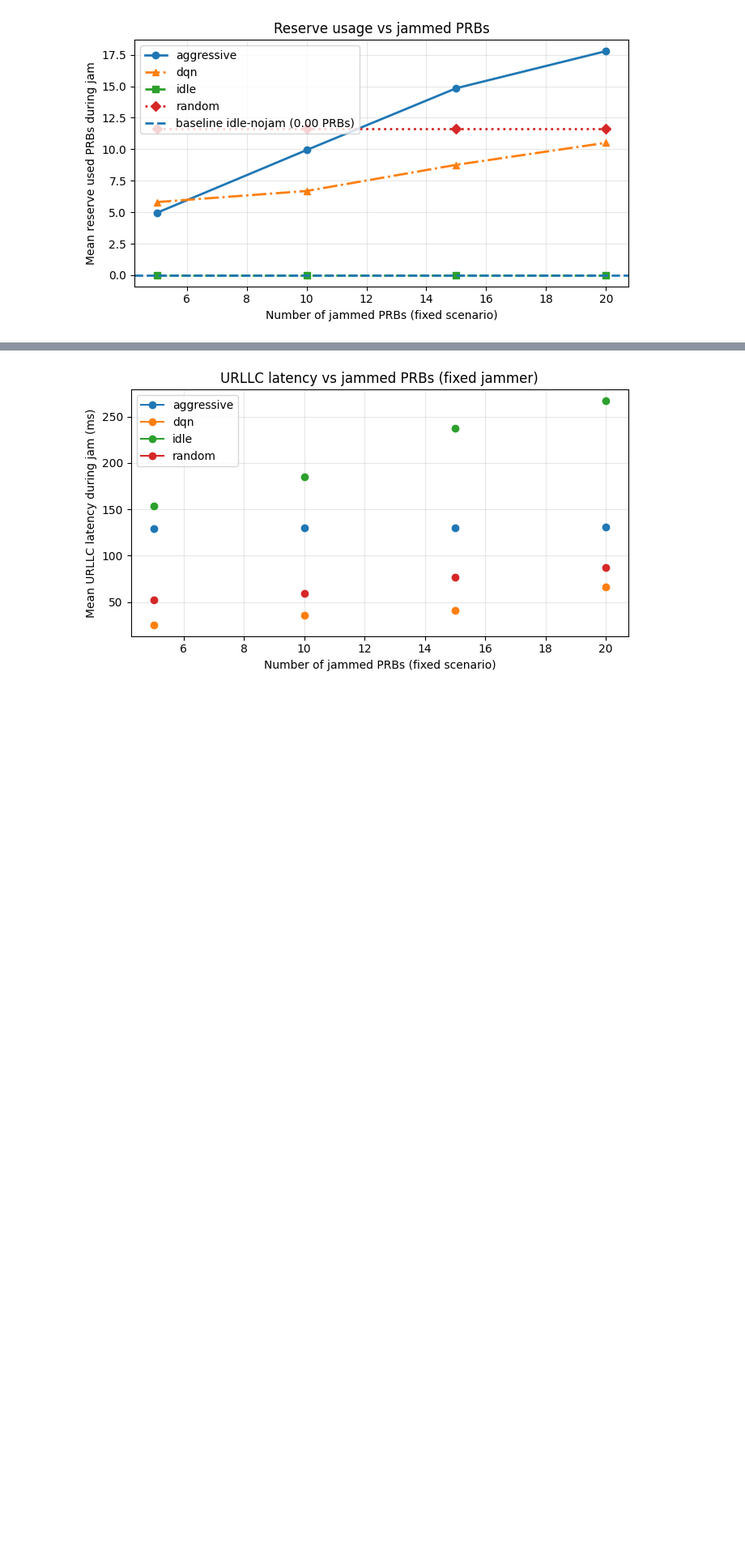
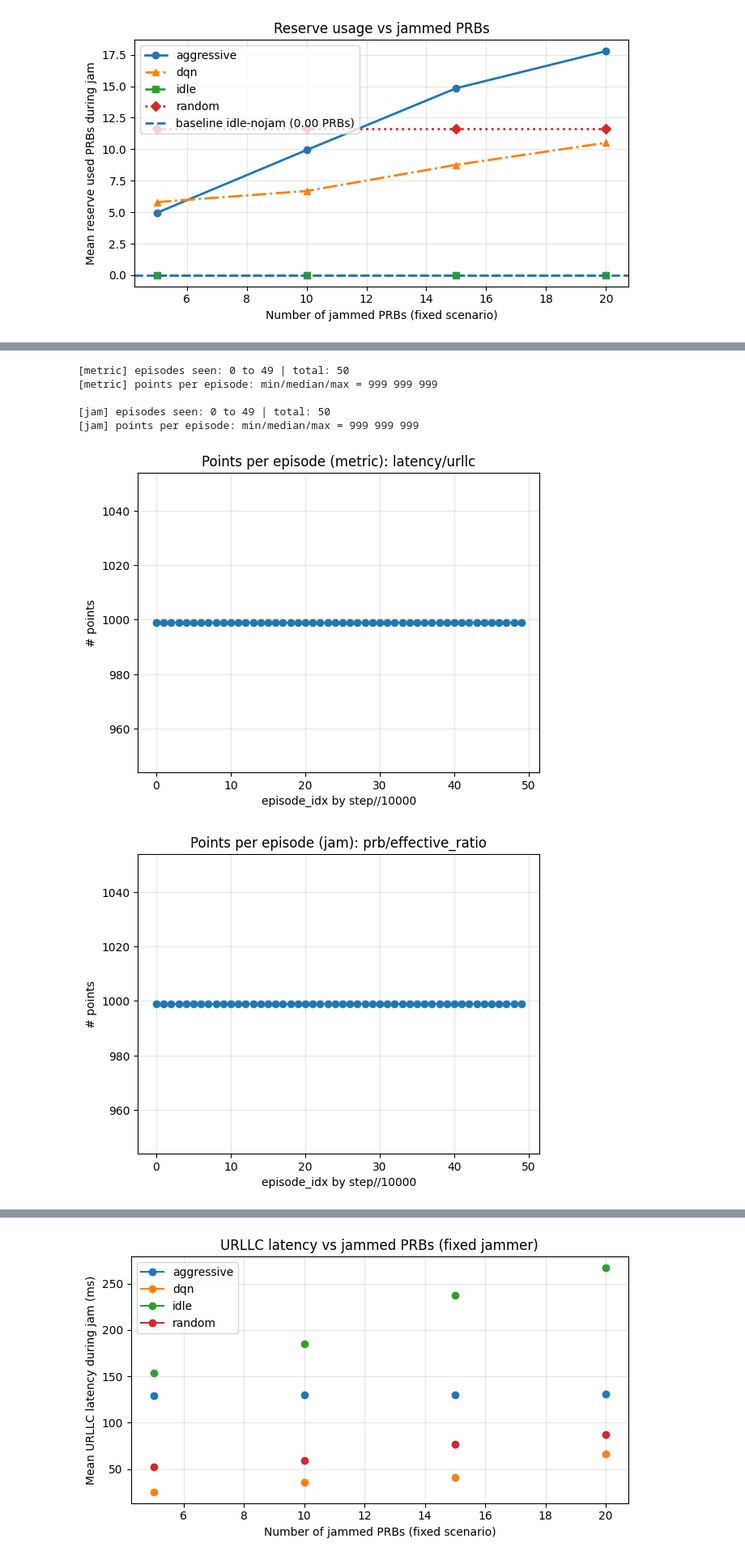
Before and after one commit to ElaheDlv/Resilient_PRB_allocation, a Jupyter notebook: backend/notebooks/Resilient_validation/validation_22jan.ipynb, the cells around one changed output, grey strips where cells are left out. Shown at 81% size. Drawn from its saved outputs; the diff is of its cells as text; code cells hidden in the pictures; blank space fills up the shorter version.

```diff
--- a/backend/notebooks/Resilient_validation/validation_22jan.ipynb
+++ b/backend/notebooks/Resilient_validation/validation_22jan.ipynb
@@ -418,0 +1721,39 @@ idle_baseline_ev (global search) = ../../tb_logs/res_validator/random/gym_from_t
+# %%
+EP_LEN_SIM = 10000
+
+def episode_coverage(df, name):
+    s0 = int(df["step"].iloc[0])
+    ep = ((df["step"] - s0) // EP_LEN_SIM).astype(int)
+    counts = ep.value_counts().sort_index()
+    print(f"\n[{name}] episodes seen:", counts.index.min(), "to", counts.index.max(),
+          "| total:", counts.size)
+    print(f"[{name}] points per episode: min/median/max =",
+          counts.min(), int(counts.median()), counts.max())
+    return counts
+
+c_metric = episode_coverage(df_metric, "metric")
+c_jam    = episode_coverage(df_jam, "jam")
+
+plt.figure()
+plt.plot(c_metric.index, c_metric.values, marker="o")
+plt.title(f"Points per episode (metric): {METRIC_TAG}")
+plt.xlabel("episode_idx by step//10000")
+plt.ylabel("# points")
+plt.grid(True, alpha=0.3)
+plt.show()
+
+plt.figure()
+plt.plot(c_jam.index, c_jam.values, marker="o")
+plt.title(f"Points per episode (jam): {JAM_TAG}")
+plt.xlabel("episode_idx by step//10000")
+plt.ylabel("# points")
+plt.grid(True, alpha=0.3)
+plt.show()
+# %% [output]
+[metric] episodes seen: 0 to 49 | total: 50
+[metric] points per episode: min/median/max = 999 999 999
+
+[jam] episodes seen: 0 to 49 | total: 50
+[jam] points per episode: min/median/max = 999 999 999
+[figure, added]
+[figure, added]
```
Also changed, not shown: parts of 29 cells of this notebook, 1 other file.
